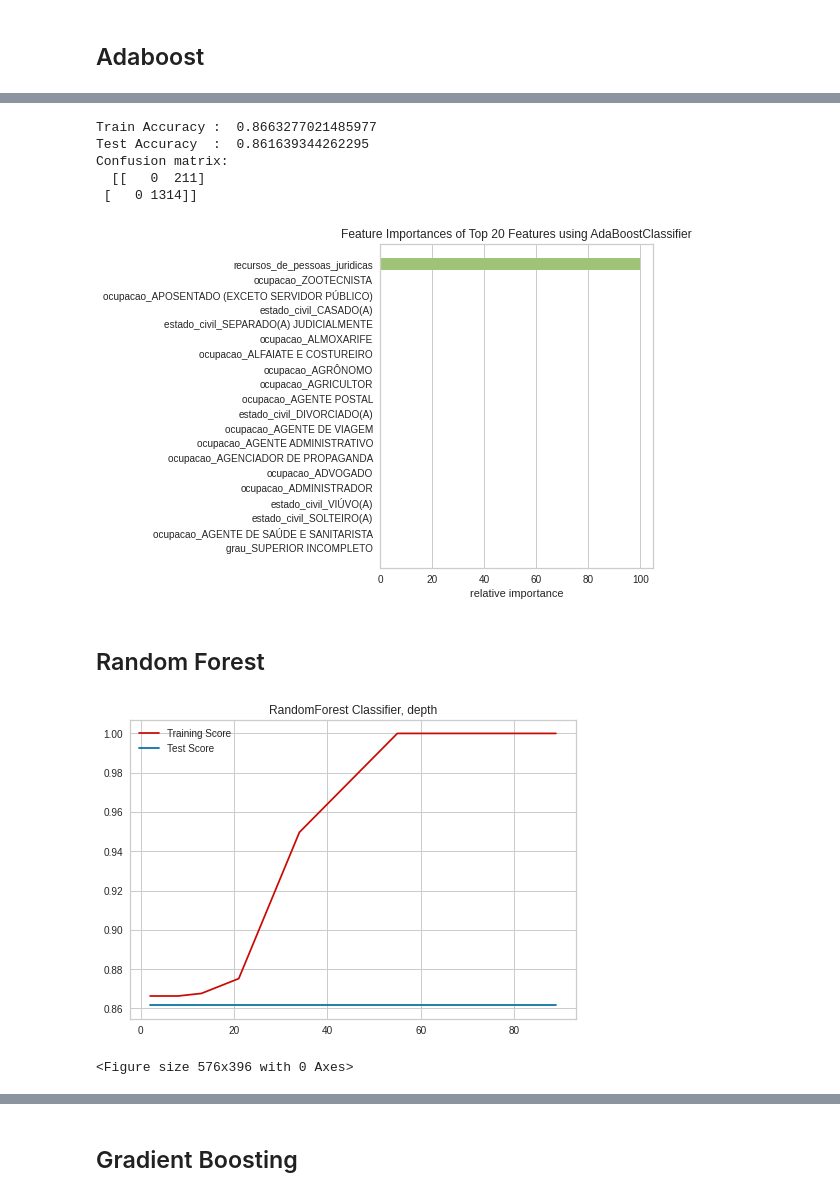
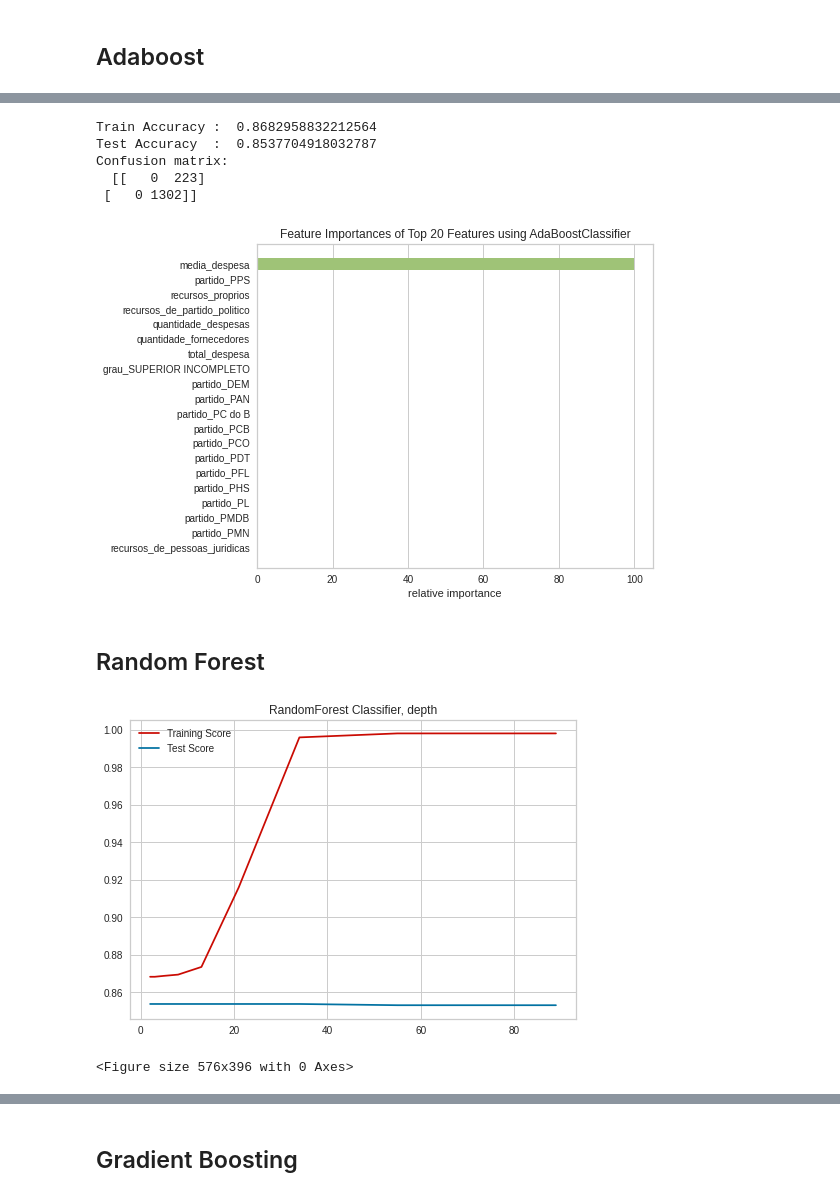
Before and after one commit to ghustavosm/PrevisaoEleicaoDeputados, a Jupyter notebook: Previsão_Eleição_de_Deputados.ipynb, the cells around one changed output, grey strips where cells are left out. Cells and saved outputs as stored; diff of their text form; code cells hidden in the pictures.

```diff
--- a/Previsão_Eleição_de_Deputados.ipynb
+++ b/Previsão_Eleição_de_Deputados.ipynb
@@ -84,13 +86,17 @@ def remove_columns(data, columns):
     data = data.drop(col, axis=1)
   return data
 
-columns_to_remove = ['ano', 'nome', 'cargo']
+columns_to_remove = ['ano', 'nome', 'cargo', 'uf', 'estado_civil', 'ocupacao']
 all_data = remove_columns(all_data, columns_to_remove)
 final_test = remove_columns(final_test, columns_to_remove)
 train, test = train_test_split(all_data, train_size=0.8)
 
 # remove a coluna "situação"
 all_data = all_data.drop("situacao", axis=1)
+all_data = pd.concat((
+    all_data,
+    final_test
+))
 # %%
 print(f"Total de linhas em train: {len(train)}")
 train.head()
@@ -366,7 +370,7 @@ plot_feature_importances(model_dt)
 ## Adaboost
 # %%
 learning_rates_ab = [0.0001, 0.001, 0.01, 0.1, 1.0, 10.0]
-acurracy_ab = [get_acurracy(AdaBoostClassifier(learning_rate=l, random_state=42, n_estimators=200)) for l in learning_rates_ab]
+acurracy_ab = [get_acurracy(AdaBoostClassifier(learning_rate=l, random_state=42, n_estimators=200), X_train, X_test, y_train, y_test) for l in learning_rates_ab]
 train_acurracy_ab = [item[0] for item in acurracy_ab]
 test_acurracy_ab = [item[1] for item in acurracy_ab]
 plot_acuracy(train_acurracy_ab, test_acurracy_ab, learning_rates_ab, 'AdaBoost Classifier, learning_rate')
@@ -388,30 +392,28 @@ add_model_accuracy("AdaBoostClassifier", train_accuracy_ab, test_accuracy_ab)
 add_precision_recall_fscore("AdaBoostClassifierTrain", get_precision_recall_fscore(model_ab, X_train, y_train))
 add_precision_recall_fscore("AdaBoostClassifierTest", get_precision_recall_fscore(model_ab, X_test, y_test))
 
-print("Train Accuracy : ", train_accuracy_ab)
-print("Test Accuracy  : ", test_accuracy_ab)
-print("Confusion matrix:\n ", confusion_matrix(y_test, predictions_ab))
+print_accuracy(train_accuracy_ab, test_accuracy_ab, predictions_ab, y_test)
 # %% [output]
-Train Accuracy :  0.8663277021485977
-Test Accuracy  :  0.861639344262295
+Train Accuracy :  0.8682958832212564
+Test Accuracy  :  0.8537704918032787
 Confusion matrix:
-  [[   0  211]
- [   0 1314]]
+  [[   0  223]
+ [   0 1302]]
 # %%
-plot_feature_importances(model_ab)
+plot_feature_importances(model_ab, X_train, y_train)
 # %% [output]
-[figure, old version]
+[figure, new version]
 # %% [markdown]
 ## Random Forest
 # %%
 depths_rf = [2, 3, 5, 8, 13, 21, 34, 55, 89]
-acurracy_rf = [get_acurracy(RandomForestClassifier(max_depth=d, random_state=42, n_estimators=200)) for d in depths_rf]
-train_acurracy = [item[0] for item in acurracy_rf]
-test_acurracy = [item[1] for item in acurracy_rf]
-plot_acuracy(train_acurracy, test_acurracy, depths_rf, 'RandomForest Classifier, depth')
-test_acurracy_rf = pd.Series(test_acurracy, index=depths_rf)
+acurracy_rf = [get_acurracy(RandomForestClassifier(max_depth=d, random_state=42, n_estimators=200), X_train, X_test, y_train, y_test) for d in depths_rf]
+train_acurracy_rf = [item[0] for item in acurracy_rf]
+test_acurracy_rf = [item[1] for item in acurracy_rf]
+plot_acuracy(train_acurracy_rf, test_acurracy_rf, depths_rf, 'RandomForest Classifier, depth')
+test_acurracy_rf = pd.Series(test_acurracy_rf, index=depths_rf)
 # %% [output]
-[figure, old version]
+[figure, new version]
 <Figure size 576x396 with 0 Axes>
 # %%
 (test_acurracy_rf.max(), test_acurracy_rf.idxmax())
```
Also changed, not shown: parts of 57 cells of this notebook, 1 other file.
